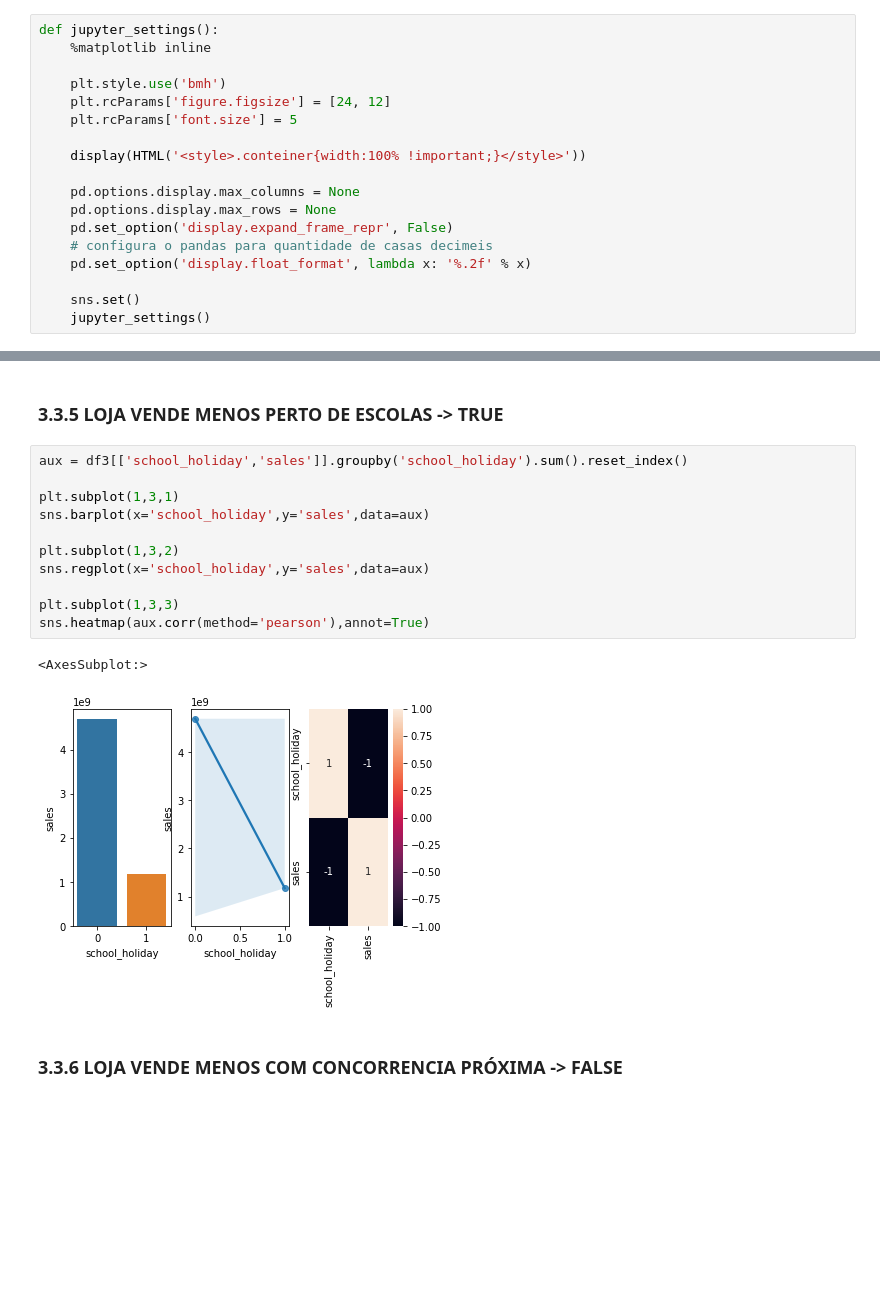
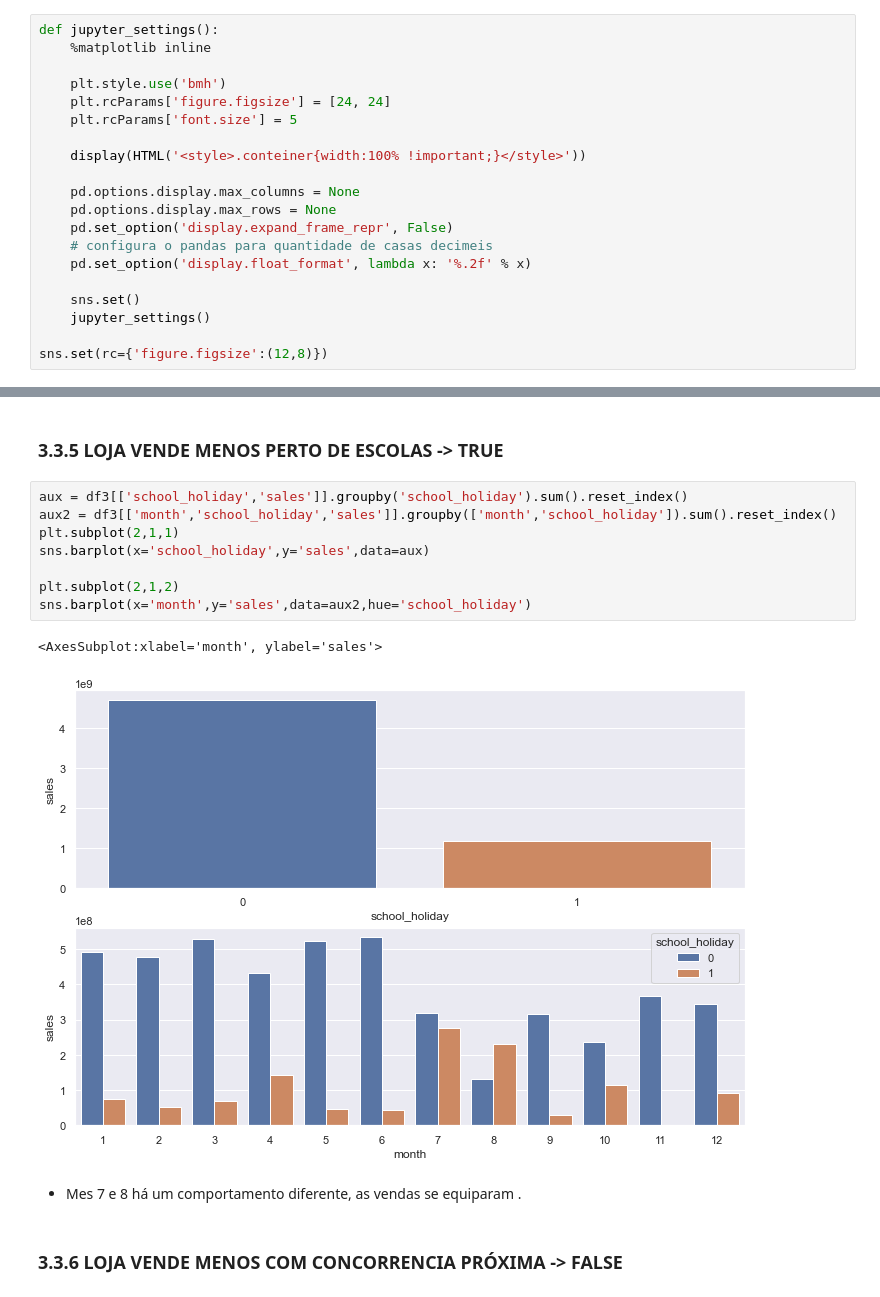
Before and after one commit to danjaca/predicting_sales_rossmann, a Jupyter notebook: Rossmann_predict_sales.ipynb, the cells around one changed output, grey strips where cells are left out. Cells and saved outputs as stored; diff of their text form; blank space fills up the shorter version.

```diff
--- a/Rossmann_predict_sales.ipynb
+++ b/Rossmann_predict_sales.ipynb
@@ -5,7 +5,7 @@ def jupyter_settings():
     %matplotlib inline
 
     plt.style.use('bmh')
-    plt.rcParams['figure.figsize'] = [24, 12]
+    plt.rcParams['figure.figsize'] = [24, 24]
     plt.rcParams['font.size'] = 5
 
     display(HTML('<style>.conteiner{width:100% !important;}</style>'))
@@ -18,6 +18,8 @@ def jupyter_settings():
 
     sns.set()
     jupyter_settings()
+
+sns.set(rc={'figure.figsize':(12,8)})
 # %%
 import pandas as pd
 import numpy as np
@@ -712,18 +682,17 @@ sns.heatmap(aux.corr(method='pearson'),annot=True)
 ### 3.3.5 LOJA VENDE MENOS PERTO DE ESCOLAS -> TRUE
 # %%
 aux = df3[['school_holiday','sales']].groupby('school_holiday').sum().reset_index()
-
-plt.subplot(1,3,1)
+aux2 = df3[['month','school_holiday','sales']].groupby(['month','school_holiday']).sum().reset_index()
+plt.subplot(2,1,1)
 sns.barplot(x='school_holiday',y='sales',data=aux)
 
-plt.subplot(1,3,2)
-sns.regplot(x='school_holiday',y='sales',data=aux)
-
-plt.subplot(1,3,3)
-sns.heatmap(aux.corr(method='pearson'),annot=True)
+plt.subplot(2,1,2)
+sns.barplot(x='month',y='sales',data=aux2,hue='school_holiday')
 # %% [output]
-<AxesSubplot:>
+<AxesSubplot:xlabel='month', ylabel='sales'>
-[figure, old version]
+[figure, new version]
+# %% [markdown]
+* Mes 7 e 8 há um comportamento diferente, as vendas se equiparam .
 # %% [markdown]
 ### 3.3.6 LOJA VENDE MENOS COM CONCORRENCIA PRÓXIMA -> FALSE
 # %%
```
Also changed, not shown: parts of 24 cells of this notebook.
